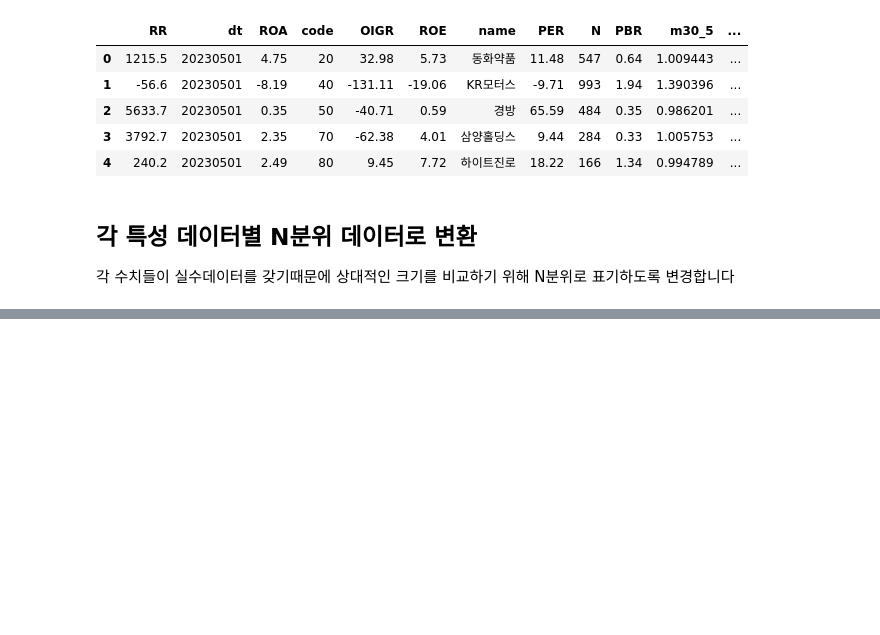
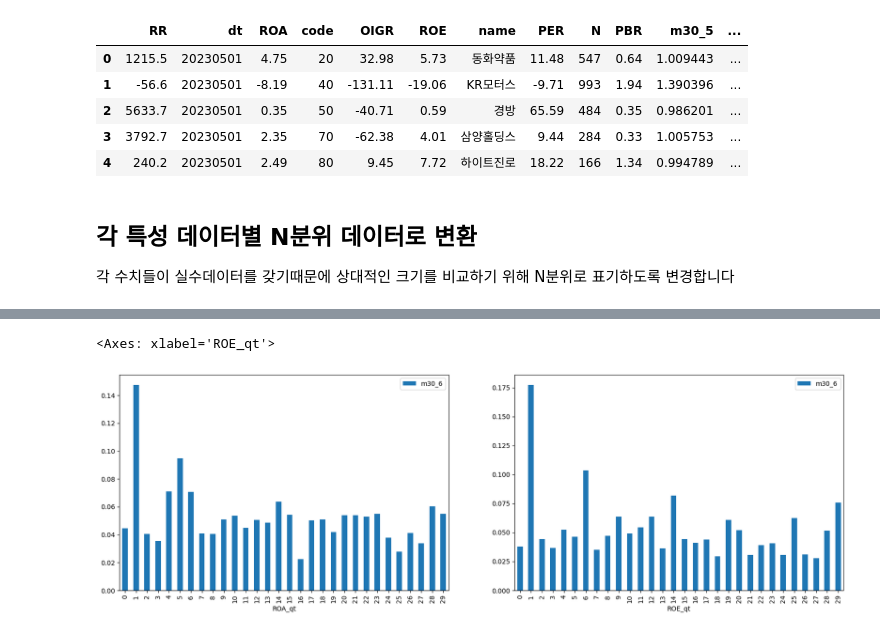
Before and after one commit to jetech-trading/jetech-trading.github.io, a Jupyter notebook: _build/jupyter_execute/stock/20230606.ipynb, the cells around one changed output, grey strips where cells are left out. Saved outputs shown, nothing was run; the diff lists cells and outputs as text; code cells hidden in the pictures; blank space fills up the shorter version.

```diff
--- a/_build/jupyter_execute/stock/20230606.ipynb
+++ b/_build/jupyter_execute/stock/20230606.ipynb
@@ -81,0 +75,7 @@ for ax in axes: ax.grid()
+# %%
+fig, axes = plt.subplots(figsize=(20, 6), ncols=2)
+(df.groupby(['ROA_qt']).agg({'m30_6':'mean'}) - 1).plot(kind='bar', ax=axes[0])
+(df.groupby(['ROE_qt']).agg({'m30_6':'mean'}) - 1).plot(kind='bar', ax=axes[1])
+# %% [output]
+<Axes: xlabel='ROE_qt'>
+[figure, added]
```
Also changed, not shown: parts of 8 cells of this notebook, 12 other files.
